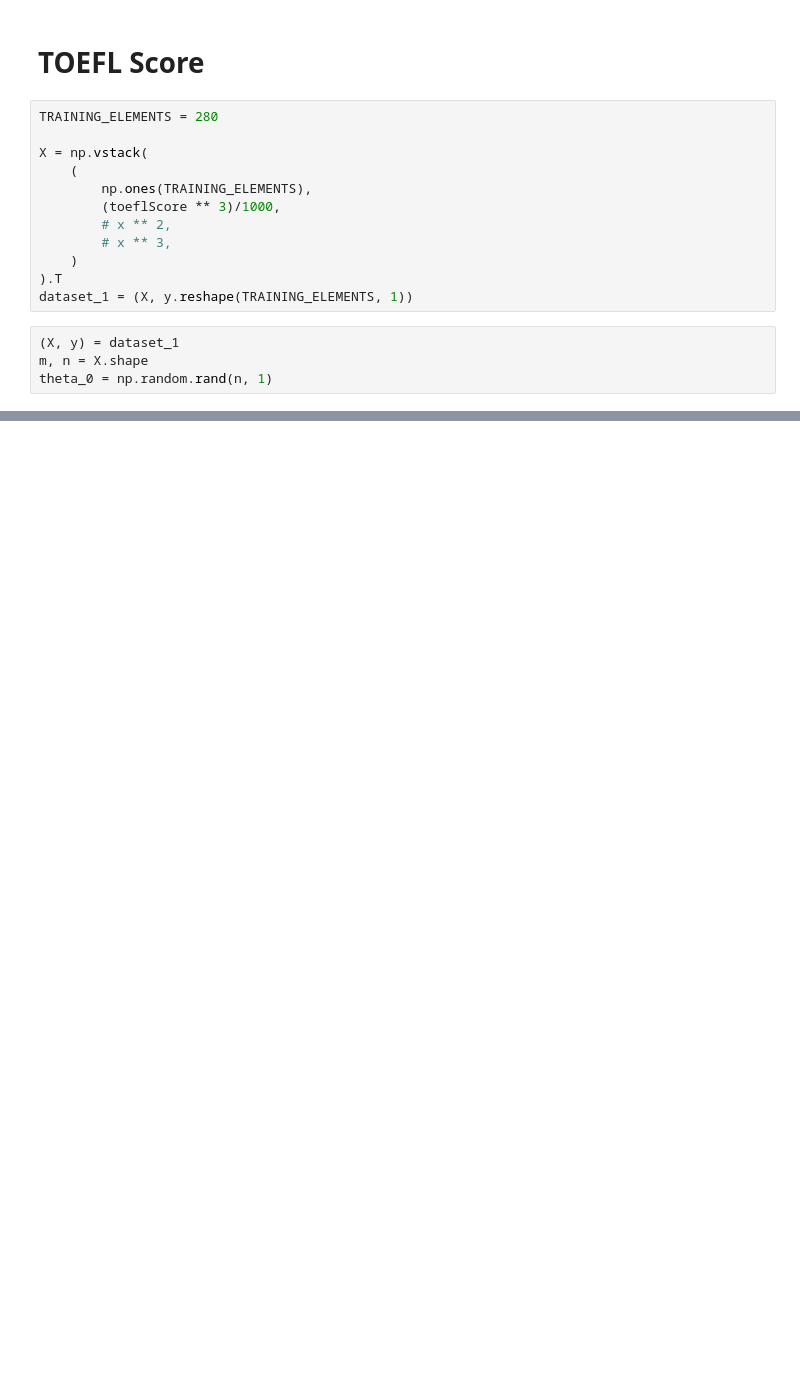
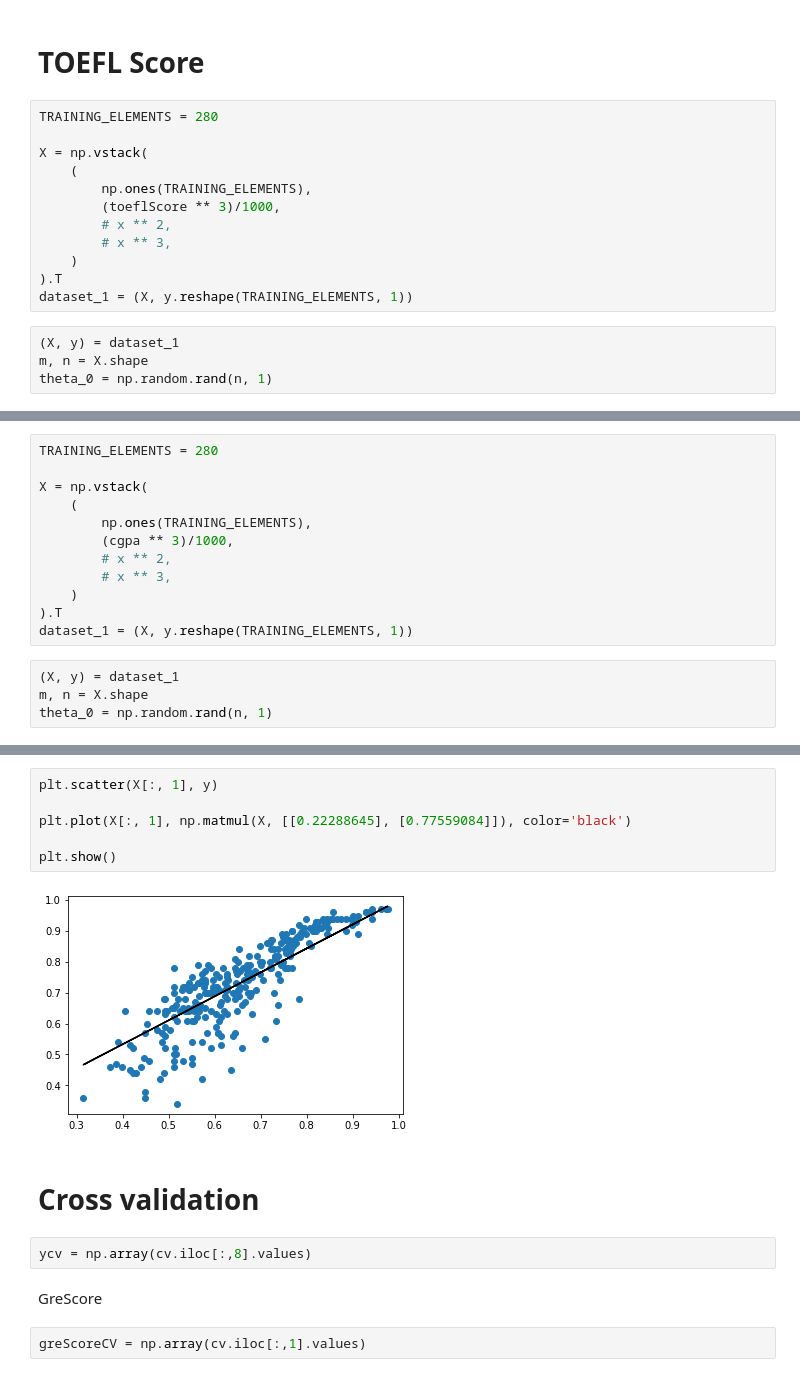
Before and after one commit to sam17332/labAI, a Jupyter notebook: HDT1.ipynb, the cells around one changed output, grey strips where cells are left out. Cells and saved outputs as stored; diff of their text form; blank space fills up the shorter version.

```diff
--- a/HDT1.ipynb
+++ b/HDT1.ipynb
@@ -206,0 +207,16 @@ plt.show()
+# %%
+TRAINING_ELEMENTS = 280
+
+X = np.vstack(
+    (
+        np.ones(TRAINING_ELEMENTS),
+        (cgpa ** 3)/1000,
+        # x ** 2,
+        # x ** 3,
+    )
+).T
+dataset_1 = (X, y.reshape(TRAINING_ELEMENTS, 1))
+# %%
+(X, y) = dataset_1
+m, n = X.shape
+theta_0 = np.random.rand(n, 1)
@@ -206,0 +240,16 @@ plt.show()
+# %%
+plt.scatter(X[:, 1], y)
+
+plt.plot(X[:, 1], np.matmul(X, [[0.22288645], [0.77559084]]), color='black')
+
+plt.show()
+# %% [output]
+[figure, added]
+# %% [markdown]
+# Cross validation
+# %%
+ycv = np.array(cv.iloc[:,8].values)
+# %% [markdown]
+GreScore
+# %%
+greScoreCV = np.array(cv.iloc[:,1].values)
```
Also changed, not shown: parts of 25 cells of this notebook.
